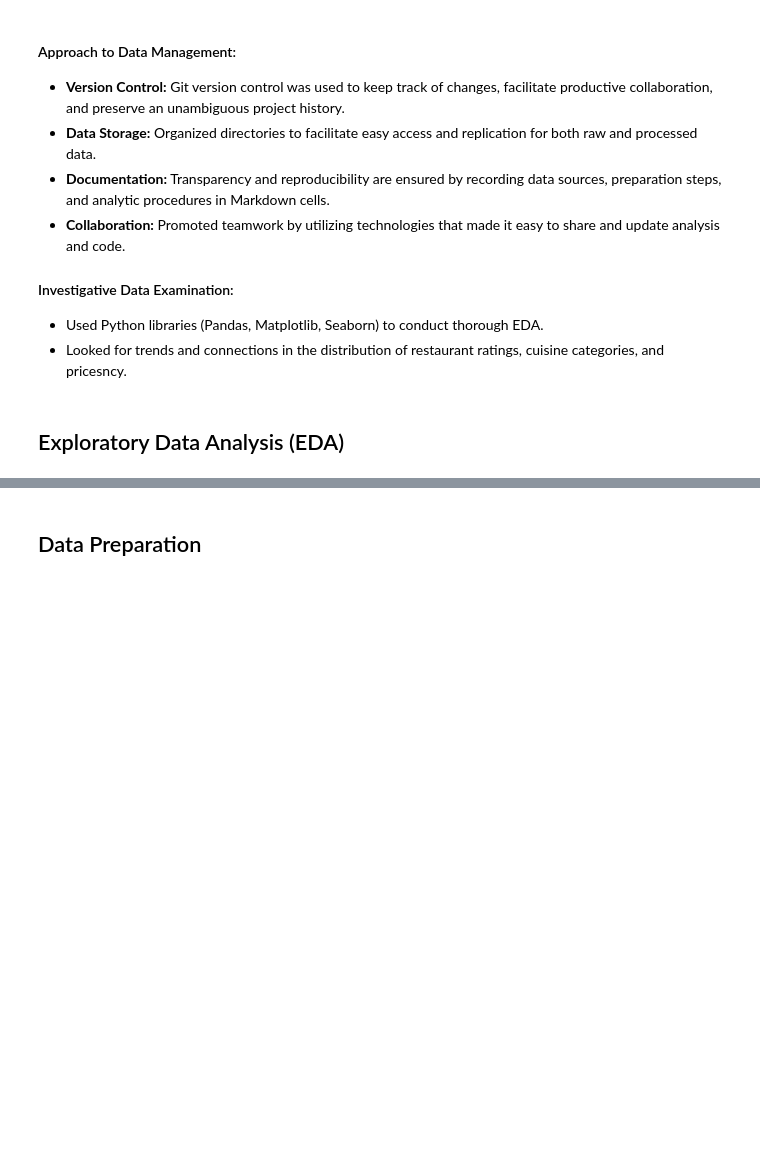
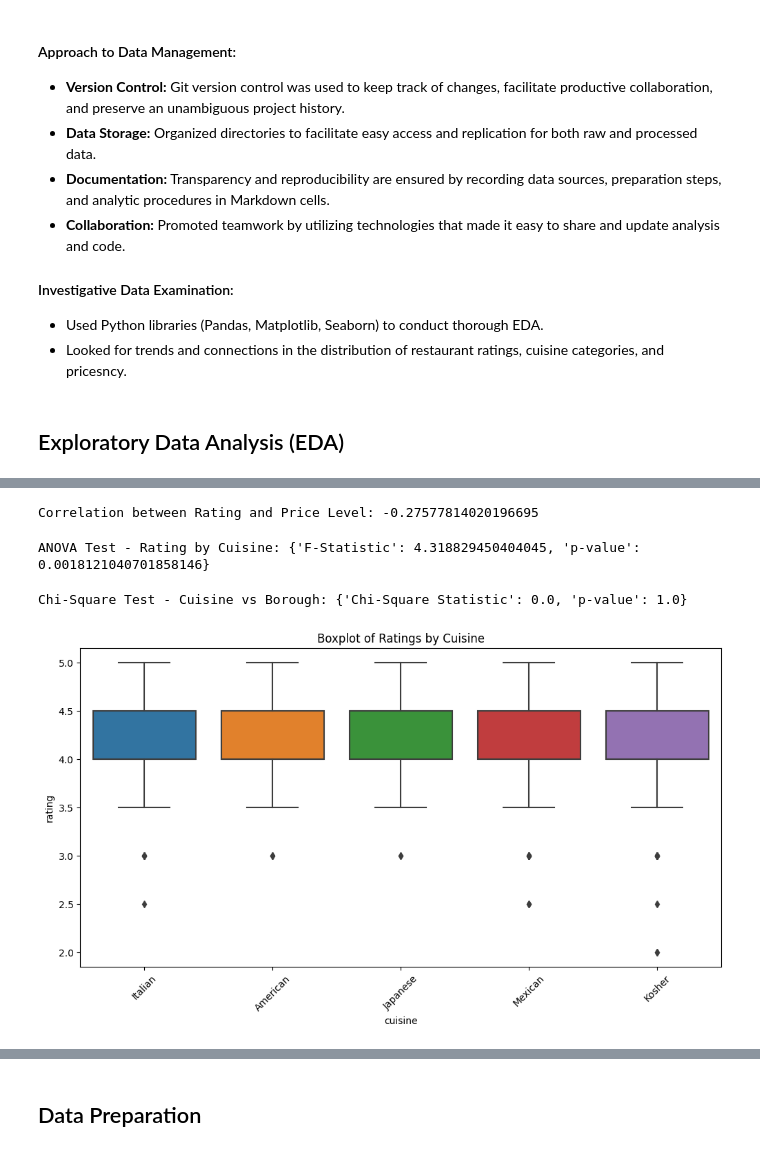
Before and after one commit to benbesthof/goodrestaurants, a Jupyter notebook: goodrestaurants.ipynb, the cells around one changed output, grey strips where cells are left out. Drawn from its saved outputs; the diff is of its cells as text; code cells hidden in the pictures; blank space fills up the shorter version.

```diff
--- a/goodrestaurants.ipynb
+++ b/goodrestaurants.ipynb
@@ -89,0 +285,8 @@ Restaurant owners, food fans, and culinary specialists will all gain from this s
+# %%
+from src.restaurant_analysis.rest_inference import Inference
+# Create an instance of Inference
+inference = Inference(df_restaurants)
+# Get statistical summary of ratings
+rating_summary = inference.statistical_summary('rating')
+print("\nStatistical Summary - Ratings:")
+print(rating_summary)
@@ -89,0 +304,27 @@ Restaurant owners, food fans, and culinary specialists will all gain from this s
+# %%
+
+# Correlation Analysis
+correlation_result = inference.correlation_analysis()
+print("\nCorrelation between Rating and Price Level:", correlation_result)
+
+# Add more calls to other methods as needed
+# %% [output]
+Correlation between Rating and Price Level: -0.27577814020196695
+# %%
+# Conduct hypothesis test on ratings across different cuisines
+anova_results = inference.hypothesis_test_rating_cuisine()
+print("ANOVA Test - Rating by Cuisine:", anova_results)
+# %% [output]
+ANOVA Test - Rating by Cuisine: {'F-Statistic': 4.318829450404045, 'p-value': 0.0018121040701858146}
+# %%
+# Chi-Square Test
+chi_square_result = inference.chi_square_test('cuisine', 'borough')
+print("Chi-Square Test - Cuisine vs Borough:", chi_square_result)
+# %% [output]
+Chi-Square Test - Cuisine vs Borough: {'Chi-Square Statistic': 0.0, 'p-value': 1.0}
+# %%
+
+# Box Plot - Ratings by Cuisine
+inference.boxplot_rating_by_category('cuisine')
+# %% [output]
+[figure, added]
```
Also changed, not shown: parts of 20 cells of this notebook, 3 other files.
